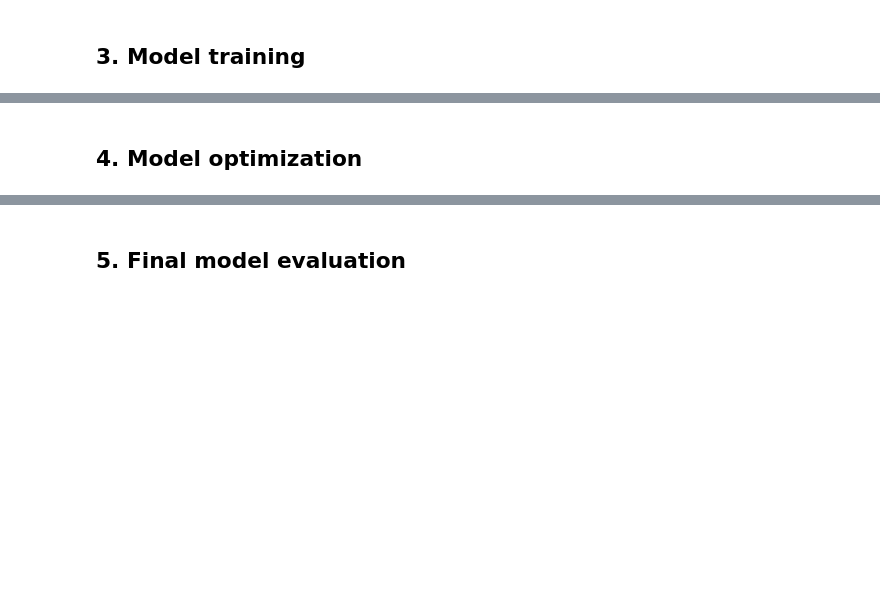
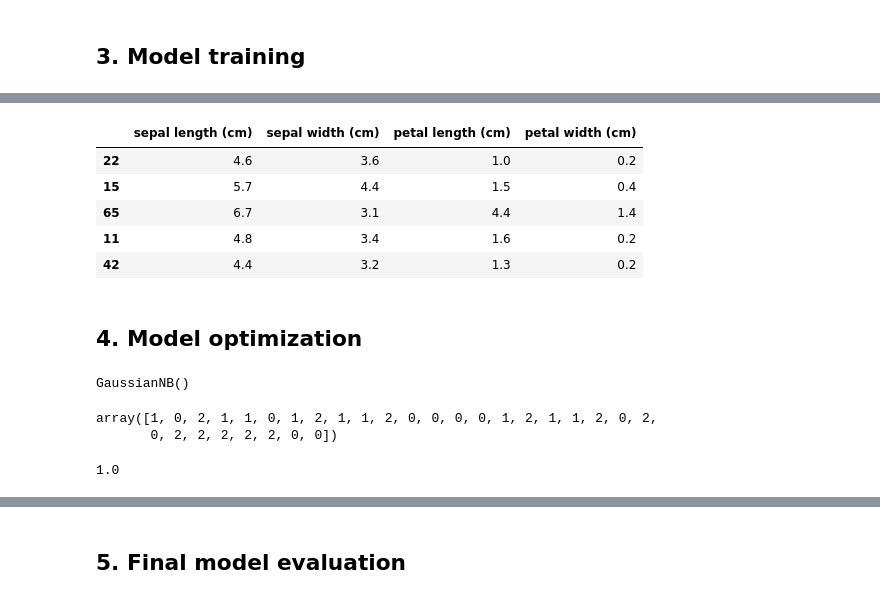
Before and after one commit to 4GeeksAcademy/Team-Crunchy-Tacos_gperdrizet-naive-bayes-project, a Jupyter notebook: src/mvp.ipynb, the cells around one changed output, grey strips where cells are left out. Saved outputs shown, nothing was run; the diff lists cells and outputs as text; code cells hidden in the pictures; blank space fills up the shorter version.

```diff
--- a/src/mvp.ipynb
+++ b/src/mvp.ipynb
@@ -128,6 +156,40 @@ plt.show()
+# %%
+from sklearn.datasets import load_iris
+from sklearn.model_selection import train_test_split
+
+X, y = load_iris(return_X_y = True, as_frame = True)
+
+X_train, X_test, y_train, y_test = train_test_split(X, y, test_size = 0.2, random_state = 42)
+
+X_train.head()
+# %% [output]
+|  | sepal length (cm) | sepal width (cm) | petal length (cm) | petal width (cm) |
+| 22 | 4.6 | 3.6 | 1.0 | 0.2 |
+| 15 | 5.7 | 4.4 | 1.5 | 0.4 |
+| 65 | 6.7 | 3.1 | 4.4 | 1.4 |
+| 11 | 4.8 | 3.4 | 1.6 | 0.2 |
+| 42 | 4.4 | 3.2 | 1.3 | 0.2 |
 # %% [markdown]
 ## 4. Model optimization
 # %%
 # For this project we will compare the three types of naive bayes models avalible in Scikit-learn: GaussianNB, MultinomialNB or BernoulliNB, rather than running hyperparameter optimization. Also, feel free to experiment and try any other tricks or methods you can find via research or come up with yourself to improve model performance!
 
 # Your code here...
+from sklearn.naive_bayes import GaussianNB
+
+model = GaussianNB()
+model.fit(X_train, y_train)
+# %% [output]
+GaussianNB()
+# %%
+y_pred = model.predict(X_test)
+y_pred
+# %% [output]
+array([1, 0, 2, 1, 1, 0, 1, 2, 1, 1, 2, 0, 0, 0, 0, 1, 2, 1, 1, 2, 0, 2,
+       0, 2, 2, 2, 2, 2, 0, 0])
+# %%
+from sklearn.metrics import accuracy_score
+
+accuracy_score(y_test, y_pred)
+# %% [output]
+1.0
```
Also changed, not shown: parts of 7 cells of this notebook, 1 other file.
